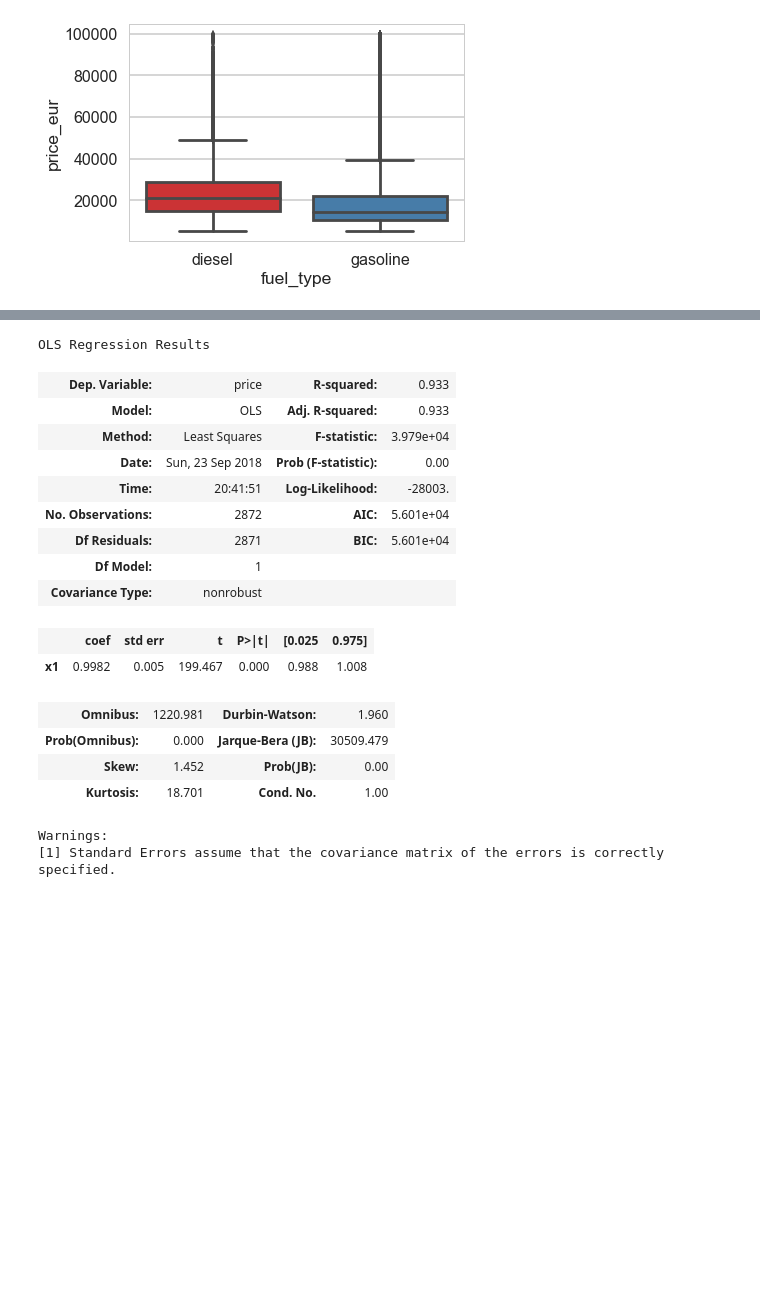
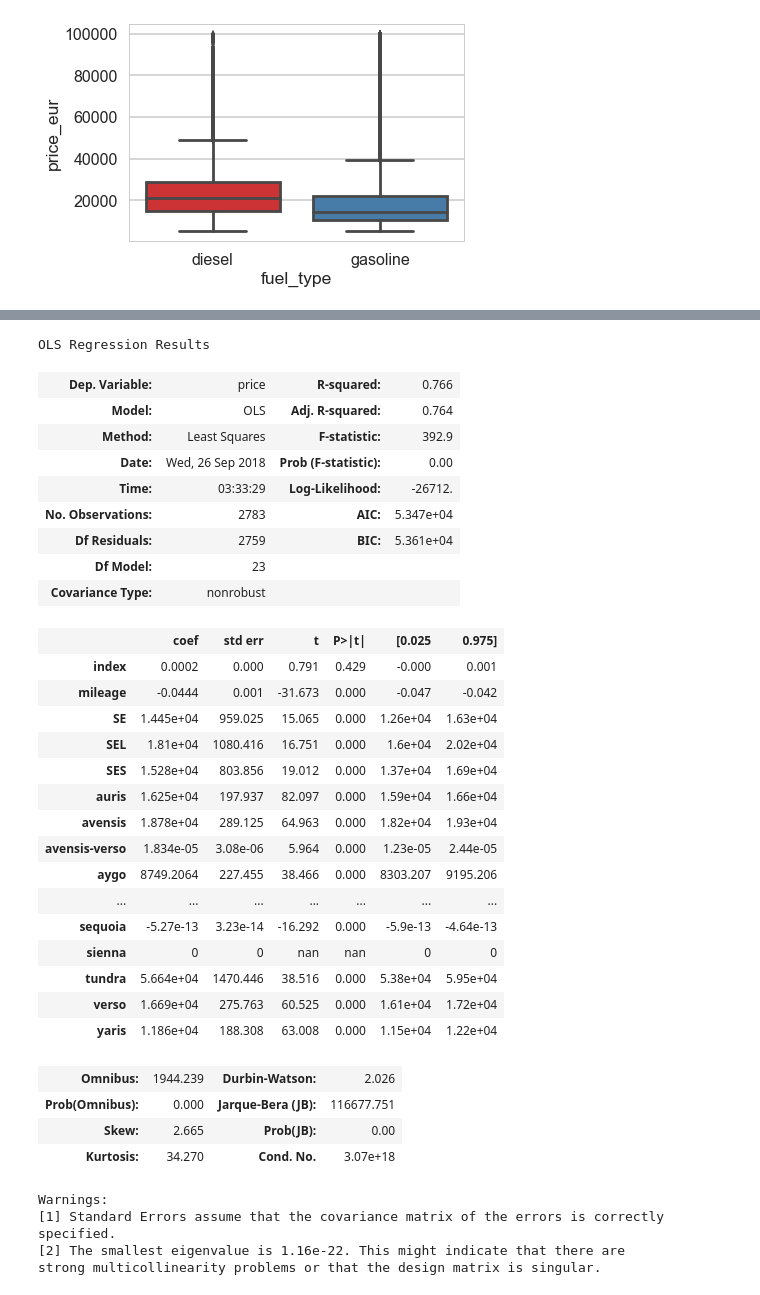
Before and after one commit to Supreethamg/CMPE257_ML, a Jupyter notebook: Linear Regression/cars_analysis_assignment_3.ipynb, the cells around one changed output, grey strips where cells are left out. Saved outputs shown, nothing was run; the diff lists cells and outputs as text; code cells hidden in the pictures; blank space fills up the shorter version.

```diff
--- a/Linear Regression/cars_analysis_assignment_3.ipynb
+++ b/Linear Regression/cars_analysis_assignment_3.ipynb
@@ -31,7 +30,7 @@ import seaborn as sns
 sns.set_style("whitegrid")
 sns.set_context("poster")
 # %%
-data1 = pd.read_csv(r'/Users/Supreetha/Downloads/UsedCarMaster.csv')
+data1 = pd.read_csv('C:/Users/Supreetha/Box Sync/MSSE/THIRD_SEM/257_ML/datasets/UsedCarMaster.csv')
 df1 = data1.dropna(subset=['maker'])
 # %%
 data1.head()
@@ -249,8 +320,2 @@ OLS Regression Results
 Warnings:
 [1] Standard Errors assume that the covariance matrix of the errors is correctly specified.
-# %%
-data1_subset_cleaned.info()
-data1_subset_cleaned['Current Year'] = datetime.datetime.now().year
-data1_subset_cleaned['AgeOfCar']=data1_subset_cleaned['Current Year']-data1_subset_cleaned['manufacture_year']
-data1_subset_cleaned.info()
-data1_subset_cleaned.head()
@@ -288,9 +322,16 @@ Warnings:
 # %%
 # Uses all predictor variables, with model and make one-hot-encoded: 99.89% accuracy
 # Using the model and make does increase the accuracy
+
+#As we know, for a categorical ordered dataset, we cannot apply linear regression. In-order to bring in the featured variables
+#into linear regression analysis, we used one hot encoding.
+#One hot encoding is a technique where categorical variables are converted to a binary value matrix where
+#the occurrence of a value is represented by 1
+#Since, linear regression or machine learning techniques cannot work with categorical variable directly,
+#we need to use such a technique. Also bringing in categorical variables into our analysis may give us better prediction.
+
 one_hot_encode_make = pd.get_dummies(data1_subset_cleaned['maker'])
-one_hot_encode_model = pd.get_dummies(data1_subset_cleaned['model'])
-data1_subset_cleaned_encoded = pd.concat([data1_subset_cleaned, one_hot_encode_make, one_hot_encode_model], axis=1)
+data1_subset_cleaned_encoded = pd.concat([data1_subset_cleaned, one_hot_encode_make], axis=1)
 
 X_temp = data1_subset_cleaned_encoded.loc[:, data1_subset_cleaned_encoded.columns != 'price_eur']
 X_temp = X_temp.loc[:, X_temp.columns != 'fuel_type']
@@ -304,7 +345,7 @@ X_train, X_test, Y_train, Y_test  = train_test_split(X, Y , test_size = 0.3)
 lm.fit(X_train, Y_train)
 Y_pred = lm.predict(X_test)
 
-model = sm.OLS(Y_test, Y_pred)
+model = sm.OLS(Y_test,Y_pred)
 result = model.fit()
 result.summary()
 # %% [output]
@@ -337,8 +379,8 @@ data1_latent['color'] = "No color"
 
 data1_latent.columns = data1_latent.columns.str.replace('price_eur','price')
 # %%
-
-data2 = pd.read_csv(r'/Users/Supreetha/Downloads/usedcars.csv')
+#importing toyota cars dataset
+data2 = pd.read_csv('C:/Users/Supreetha/Box Sync/MSSE/THIRD_SEM/257_ML/datasets/usedcars.csv')
 #Select model, price and mileage
 data2 = data2[['model', 'mileage', 'price', 'color']]
 data2.dropna(inplace= True)
@@ -393,40 +445,56 @@ Warnings:
 # %%
 #Without color
 
 one_hot_encode_model = pd.get_dummies(data1_latent['model'])
 
 data3_df = pd.concat([data1_latent, one_hot_encode_model], axis=1)
 
 data3_df = data3_df.reset_index()
 X_temp = data3_df.loc[:, data3_df.columns != 'price']
 X_temp = X_temp.loc[:, X_temp.columns != 'model']
 X_temp = X_temp.loc[:, X_temp.columns != 'color']
 
 X = X_temp
 Y = data3_df['price']
 X_train, X_test, Y_train, Y_test  = train_test_split(X, Y , test_size = 0.3)
 lm.fit(X_train, Y_train)
 Y_pred = lm.predict(X_test)
 
-model = sm.OLS(Y_test, Y_pred)
+model = sm.OLS(Y_test, X_test)
 result = model.fit()
 result.summary()
 # %% [output]
 OLS Regression Results
-| Dep. Variable: | price | R-squared: | 0.933 |
-| Model: | OLS | Adj. R-squared: | 0.933 |
-| Method: | Least Squares | F-statistic: | 3.979e+04 |
-| Date: | Sun, 23 Sep 2018 | Prob (F-statistic): | 0.00 |
-| Time: | 20:41:51 | Log-Likelihood: | -28003. |
-| No. Observations: | 2872 | AIC: | 5.601e+04 |
-| Df Residuals: | 2871 | BIC: | 5.601e+04 |
-| Df Model: | 1 |  |  |
+| Dep. Variable: | price | R-squared: | 0.766 |
+| Model: | OLS | Adj. R-squared: | 0.764 |
+| Method: | Least Squares | F-statistic: | 392.9 |
+| Date: | Wed, 26 Sep 2018 | Prob (F-statistic): | 0.00 |
+| Time: | 03:33:29 | Log-Likelihood: | -26712. |
+| No. Observations: | 2783 | AIC: | 5.347e+04 |
+| Df Residuals: | 2759 | BIC: | 5.361e+04 |
+| Df Model: | 23 |  |  |
 | Covariance Type: | nonrobust |  |  |
 |  | coef | std err | t | P>|t| | [0.025 | 0.975] |
-| x1 | 0.9982 | 0.005 | 199.467 | 0.000 | 0.988 | 1.008 |
+| index | 0.0002 | 0.000 | 0.791 | 0.429 | -0.000 | 0.001 |
+| mileage | -0.0444 | 0.001 | -31.673 | 0.000 | -0.047 | -0.042 |
+| SE | 1.445e+04 | 959.025 | 15.065 | 0.000 | 1.26e+04 | 1.63e+04 |
+| SEL | 1.81e+04 | 1080.416 | 16.751 | 0.000 | 1.6e+04 | 2.02e+04 |
+| SES | 1.528e+04 | 803.856 | 19.012 | 0.000 | 1.37e+04 | 1.69e+04 |
+| auris | 1.625e+04 | 197.937 | 82.097 | 0.000 | 1.59e+04 | 1.66e+04 |
+| avensis | 1.878e+04 | 289.125 | 64.963 | 0.000 | 1.82e+04 | 1.93e+04 |
+| avensis-verso | 1.834e-05 | 3.08e-06 | 5.964 | 0.000 | 1.23e-05 | 2.44e-05 |
+| aygo | 8749.2064 | 227.455 | 38.466 | 0.000 | 8303.207 | 9195.206 |
+| ... | ... | ... | ... | ... | ... | ... |
+| sequoia | -5.27e-13 | 3.23e-14 | -16.292 | 0.000 | -5.9e-13 | -4.64e-13 |
+| sienna | 0 | 0 | nan | nan | 0 | 0 |
+| tundra | 5.664e+04 | 1470.446 | 38.516 | 0.000 | 5.38e+04 | 5.95e+04 |
+| verso | 1.669e+04 | 275.763 | 60.525 | 0.000 | 1.61e+04 | 1.72e+04 |
+| yaris | 1.186e+04 | 188.308 | 63.008 | 0.000 | 1.15e+04 | 1.22e+04 |
-| Omnibus: | 1220.981 | Durbin-Watson: | 1.960 |
-| Prob(Omnibus): | 0.000 | Jarque-Bera (JB): | 30509.479 |
-| Skew: | 1.452 | Prob(JB): | 0.00 |
-| Kurtosis: | 18.701 | Cond. No. | 1.00 |
+| Omnibus: | 1944.239 | Durbin-Watson: | 2.026 |
+| Prob(Omnibus): | 0.000 | Jarque-Bera (JB): | 116677.751 |
+| Skew: | 2.665 | Prob(JB): | 0.00 |
+| Kurtosis: | 34.270 | Cond. No. | 3.07e+18 |
 Warnings:
 [1] Standard Errors assume that the covariance matrix of the errors is correctly specified.
+[2] The smallest eigenvalue is 1.16e-22. This might indicate that there are
+strong multicollinearity problems or that the design matrix is singular.
```
Also changed, not shown: parts of 34 cells of this notebook.
